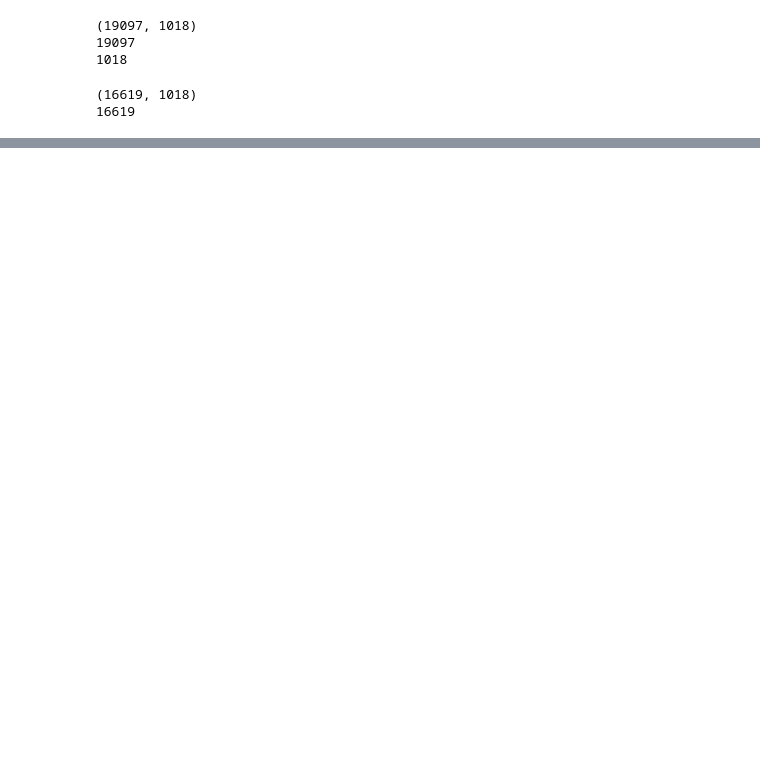
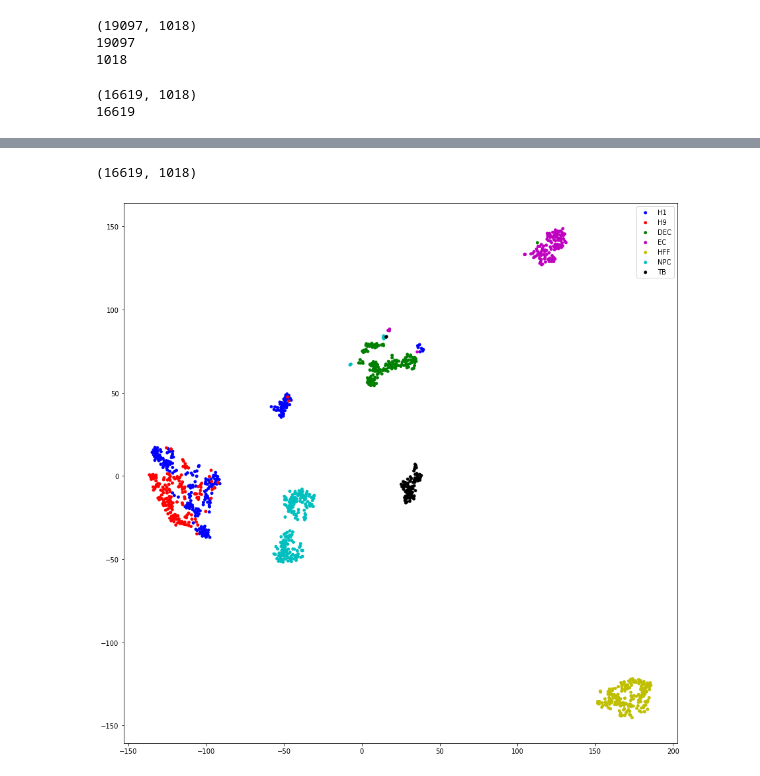
Before and after one commit to Cheereus/StackingSingleCellClassify, a Jupyter notebook: src/CSN.ipynb, the cells around one changed output, grey strips where cells are left out. Cells and saved outputs as stored; diff of their text form; code cells hidden in the pictures; blank space fills up the shorter version.

```diff
--- a/src/CSN.ipynb
+++ b/src/CSN.ipynb
@@ -190,0 +267,13 @@ KeyboardInterrupt:
+# %%
+data = read_from_mat('data/NDM.mat')
+print(data['ans'].shape)
+dim_data, ratio, result = get_pca(data['ans'].T, c=20, with_normalize=False)
+dim_data = t_SNE(dim_data, perp=30, with_normalize=False)
+x = [i[0] for i in dim_data]
+y = [i[1] for i in dim_data]
+default_colors = ['b', 'r', 'g', 'm', 'y','c', 'k']
+colors = get_color(labels, default_colors)
+draw_scatter(x, y, labels, colors)
+# %% [output]
+(16619, 1018)
+[figure, added]
```
Also changed, not shown: parts of 13 cells of this notebook, 2 other files.
